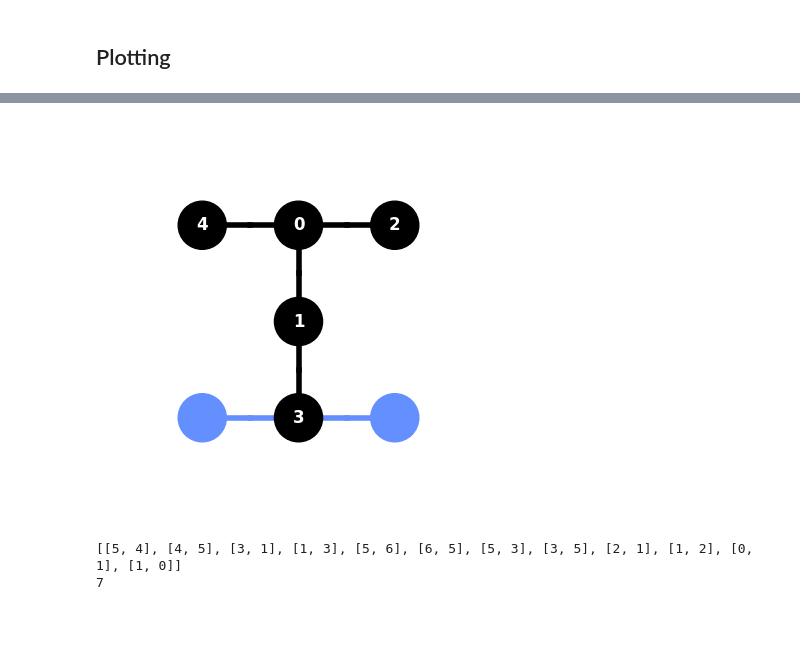
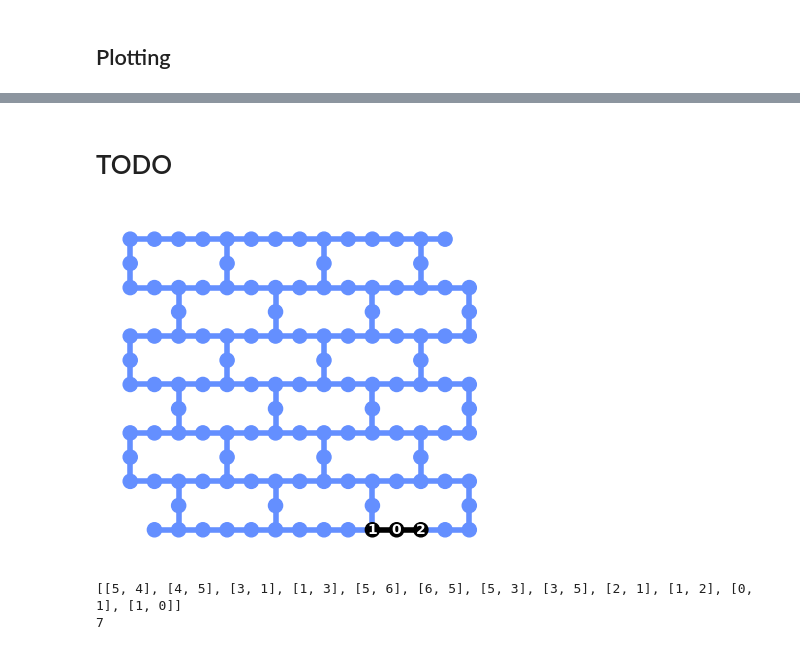
Before and after one commit to chuuuing/qiskit-hack, a Jupyter notebook: submission.ipynb, the cells around one changed output, grey strips where cells are left out. Cells and saved outputs as stored; diff of their text form; code cells hidden in the pictures; blank space fills up the shorter version.

```diff
--- a/submission.ipynb
+++ b/submission.ipynb
@@ -35,7 +38,14 @@ We use emulators based on the following machine: ibm-lagos (7-qubits).
 from qiskit import QuantumCircuit, execute, Aer
 
 def generate_naive_ghz_state(qubit_amount):
-    """Prepare a GHZ state on n qubits."""
+    """Prepare a GHZ state with given qubit_amount using naive implementation.
+
+    Args:
+        qubit_amount (int): amount of the qubits
+
+    Returns:
+        QuantumCircuit: a QuantumCircuit object that generated using naive implementation
+    """
     # Initialize a quantum circuit with n qubits
     qc = QuantumCircuit(qubit_amount)
 
@@ -153,18 +197,20 @@ plot_histogram([naive_counts_noise,clusterd_generalized_counts_noise],
+# %% [markdown]
+# TODO
 # %%
 from qiskit.visualization import plot_circuit_layout
-from qiskit.providers.fake_provider import FakeTorontoV2, FakeLagosV2
+from qiskit.providers.fake_provider import FakeSherbrooke, FakeLagosV2
 
 # Fake Provider Backends
-device_backend = FakeLagosV2()
+device_backend = FakeSherbrooke()
 
 sim_sherbrooke = AerSimulator.from_backend(device_backend)
 
 # Transpile the circuit for the noisy basis gates
 t_qc = transpile(naive_qc, sim_sherbrooke)
 
 plot_circuit_layout(t_qc, device_backend)
 # %% [output]
-[figure, old version]
+[figure, new version]
 # %%
 from qiskit.providers.models import BackendConfiguration
 # BackendConfiguration(device_backend, coupling_map)
```
Also changed, not shown: parts of 18 cells of this notebook.
